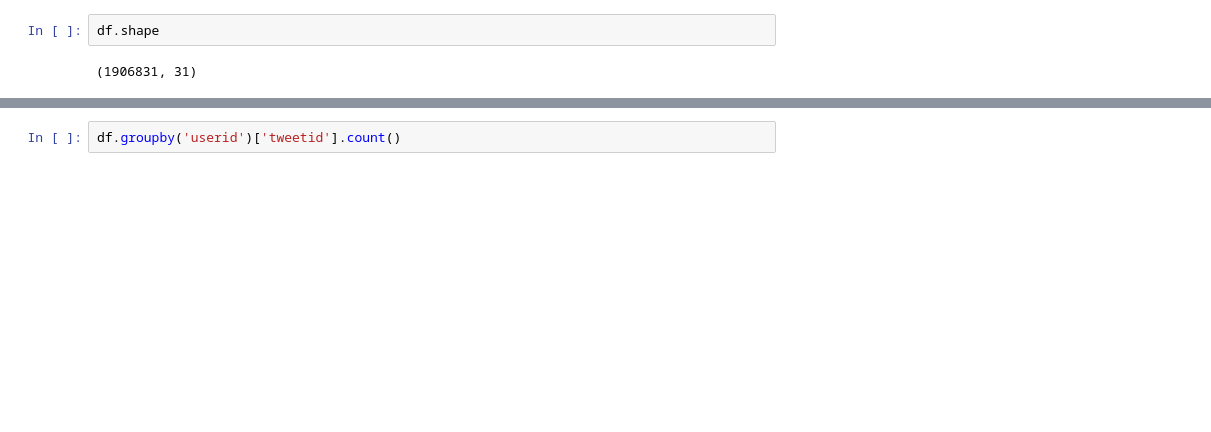
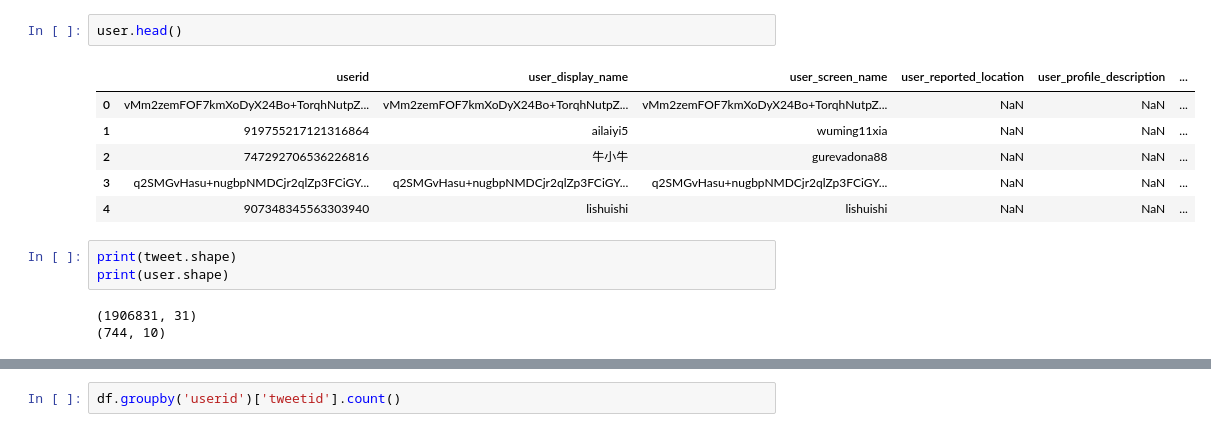
Before and after one commit to Carlping/Information-operations-directed-at-Hong-Kong, a Jupyter notebook: twitter_eda.ipynb, the cells around one changed output, grey strips where cells are left out. Saved outputs shown, nothing was run; the diff lists cells and outputs as text; blank space fills up the shorter version.

```diff
--- a/twitter_eda.ipynb
+++ b/twitter_eda.ipynb
@@ -14,8 +20,19 @@ df.head()
 | 3 | 580404049901670400 | 206027550 | The Flecha | nessniven | Republic of Korea | When you see Jair Bolsonaro and h... | ... |
 | 4 | 199007241142149121 | 206027550 | The Flecha | nessniven | Republic of Korea | When you see Jair Bolsonaro and h... | ... |
 5 rows × 31 columns
-# %%
-df.shape
-# %% [output]
-(1906831, 31)
+# %%
+user.head()
+# %% [output]
+|  | userid | user_display_name | user_screen_name | user_reported_location | user_profile_description | ... |
+| 0 | vMm2zemFOF7kmXoDyX24Bo+TorqhNutpZ... | vMm2zemFOF7kmXoDyX24Bo+TorqhNutpZ... | vMm2zemFOF7kmXoDyX24Bo+TorqhNutpZ... | NaN | NaN | ... |
+| 1 | 919755217121316864 | ailaiyi5 | wuming11xia | NaN | NaN | ... |
+| 2 | 747292706536226816 | 牛小牛 | gurevadona88 | NaN | NaN | ... |
+| 3 | q2SMGvHasu+nugbpNMDCjr2qlZp3FCiGY... | q2SMGvHasu+nugbpNMDCjr2qlZp3FCiGY... | q2SMGvHasu+nugbpNMDCjr2qlZp3FCiGY... | NaN | NaN | ... |
+| 4 | 907348345563303940 | lishuishi | lishuishi | NaN | NaN | ... |
+# %%
+print(tweet.shape)
+print(user.shape)
+# %% [output]
+(1906831, 31)
+(744, 10)
 # %%
```
Also changed, not shown: parts of 10 cells of this notebook.
